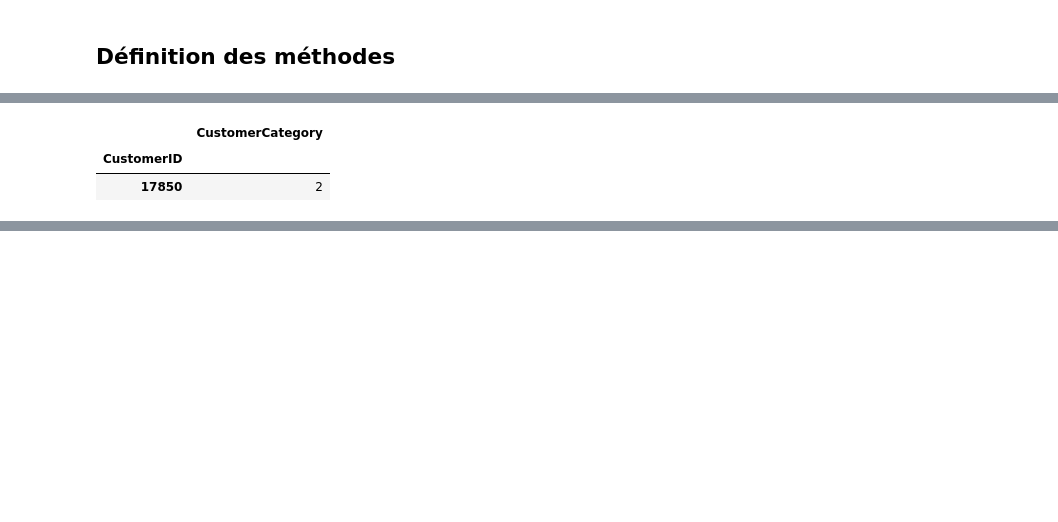
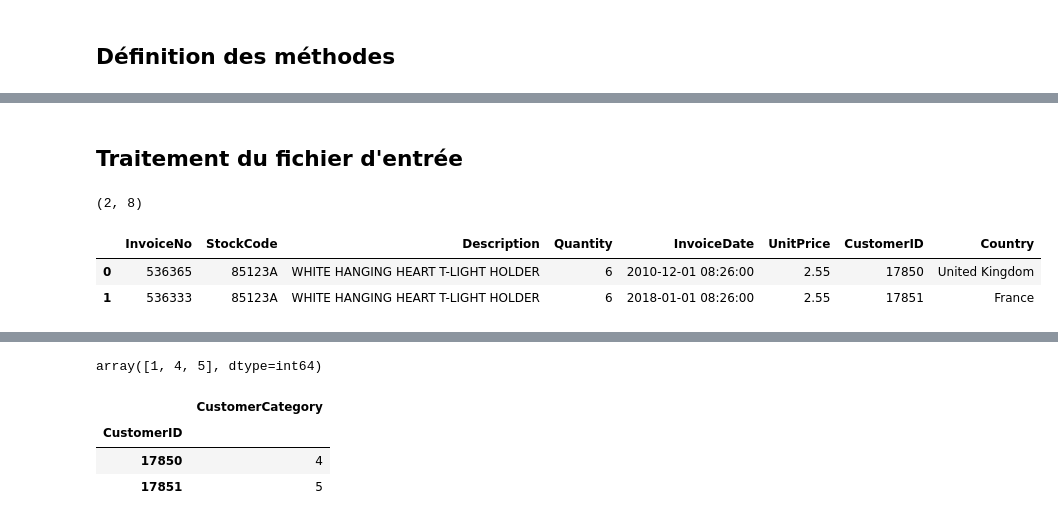
Before and after one commit to morganscao/Projet5, a Jupyter notebook: Projet5 - FinalCode.ipynb, the cells around one changed output, grey strips where cells are left out. Cells and saved outputs as stored; diff of their text form; code cells hidden in the pictures; blank space fills up the shorter version.

```diff
--- a/Projet5 - FinalCode.ipynb
+++ b/Projet5 - FinalCode.ipynb
@@ -13,6 +20,8 @@ CT_DIR = 'obj/'
 def load_sklearn_obj(name):
     return joblib.load(CT_DIR + name + '.pkl')
 # %%
+# Méthodes de création d'une table RFM à partir d'un dataframe
+
 def getRScore(x,p,d):
     if x <= d[p][0.25]:
         return 1
@@ -33,12 +42,11 @@ def getFMScore(x,p,d):
     else:
         return 1
 
-# Méthode de création d'un table RFM à partir d'un dataframe
 def getRFM(p_df):
     # Référence pour calculer la récence
     # On prends la dernière date du dataframe et on ajoute un jour
     dtmax = p_df.InvoiceDate.max()
-    NOW = dt.datetime(dtmax.year, dtmax.month, dtmax.day) + datetime.timedelta(days=1)
+    NOW = dt.datetime(dtmax.year, dtmax.month, dtmax.day) + dt.timedelta(days=1)
     print('Date de référence :', NOW)
 
     ret = p_df.groupby('CustomerID').agg({'InvoiceDate': lambda x: (NOW - x.max()).days,
@@ -76,6 +84,8 @@ def getRFM(p_df):
 
     return ret
 # %%
+# Méthode de traitement du dataset initial et retournant la segmentation client
+
 def getCategory(df):
     df = df[pd.notnull(df['CustomerID'])]
     #df.drop_duplicates(inplace = True)
@@ -117,26 +127,23 @@ def getCategory(df):
 
     # Table RFM
     rfmTable = getRFM(df)
-    # On enlève les features redondantes
-    #del rfmTable['RFMScore']
-    #del rfmTable['recency']
-    #del rfmTable['frequency']
-    #del rfmTable['monetary_value']
 
-    dfTotale = pd.concat([rfmTable, dfhisto], axis=1)
+    # On enlève le score qui n'est que la concaténation de trois features
+    del rfmTable['RFMScore']
 
-    dfTotale = dfTotale.fillna(0)
+    dfTotale = pd.concat([rfmTable, dfhisto], axis=1).fillna(0)
+#    display(dfTotale)
 
+    # Récupération du scaler utilisé lors de la définition du modèle
     scaler = load_sklearn_obj('model_scaler')
     X_scaled = scaler.transform(dfTotale)
 
+    # Récupération du modèle
     model = load_sklearn_obj('model')
 
-#    y_pred = pd.DataFrame(model.predict(X_scaled))
+    # Prédiction
     y_pred = model.predict(X_scaled)
     display(y_pred)
 
     dfTotale['CustomerCategory'] = y_pred
-    #df = pd.concat([dfTotale, y_pred], axis=1)
-
     return dfTotale[['CustomerCategory']]
@@ -188,7 +169,0 @@ array([2, 0], dtype=int64)
-# %%
-result = result[result.index != 99999]
-result
-# %% [output]
-|  | CustomerCategory |
-| CustomerID |  |
-| 17850 | 2 |
@@ -196,0 +170,24 @@ result.to_excel(CT_DIR_DATA + 'result.xlsx', index=True)
+# %% [markdown]
+## Traitement du fichier d'entrée
+# %%
+df = pd.read_excel(CT_DIR_DATA + 'TestRetail.xlsx')
+print(df.shape)
+display(df.head())
+
+# Ajout de notre client fictif
+df = df.append(dfbase)
+
+# Traitement des données
+result = getCategory(df)
+
+# Il faut maintenant se séparer de notre client fictif
+result = result[result.index != -99999]
+display(result)
+
+# Exportation des résultats
+result.to_excel(CT_DIR_DATA + 'result.xlsx', index=True)
+# %% [output]
+(2, 8)
+|  | InvoiceNo | StockCode | Description | Quantity | InvoiceDate | UnitPrice | CustomerID | Country |
+| 0 | 536365 | 85123A | WHITE HANGING HEART T-LIGHT HOLDER | 6 | 2010-12-01 08:26:00 | 2.55 | 17850 | United Kingdom |
+| 1 | 536333 | 85123A | WHITE HANGING HEART T-LIGHT HOLDER | 6 | 2018-01-01 08:26:00 | 2.55 | 17851 | France |
@@ -196,0 +195,5 @@ result.to_excel(CT_DIR_DATA + 'result.xlsx', index=True)
+array([1, 4, 5], dtype=int64)
+|  | CustomerCategory |
+| CustomerID |  |
+| 17850 | 4 |
+| 17851 | 5 |
```
Also changed, not shown: parts of 11 cells of this notebook, 10 other files.
